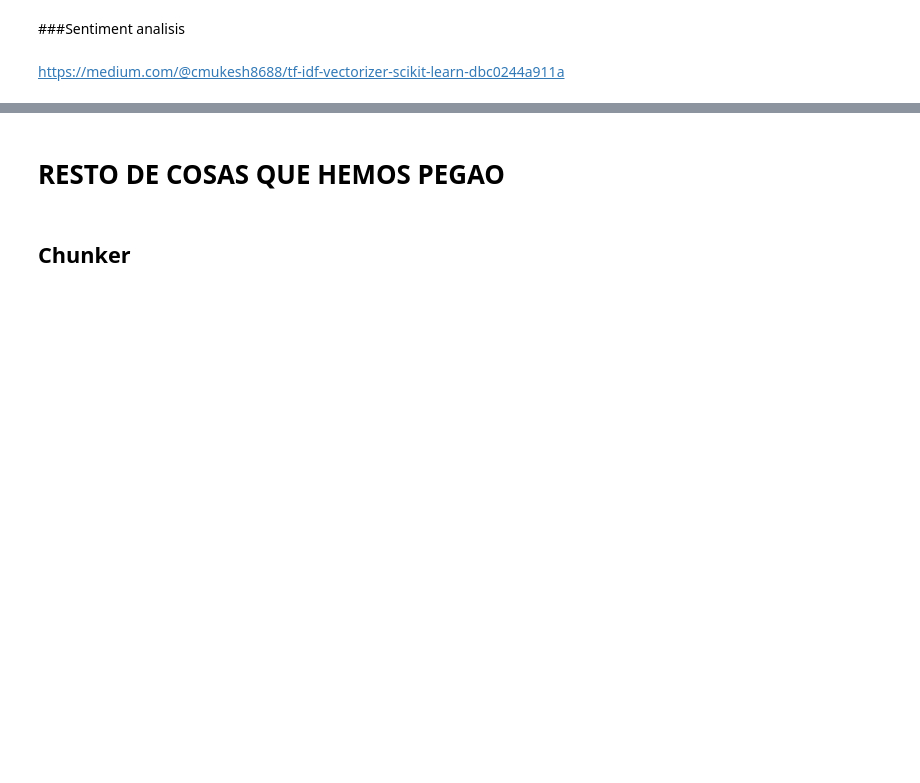
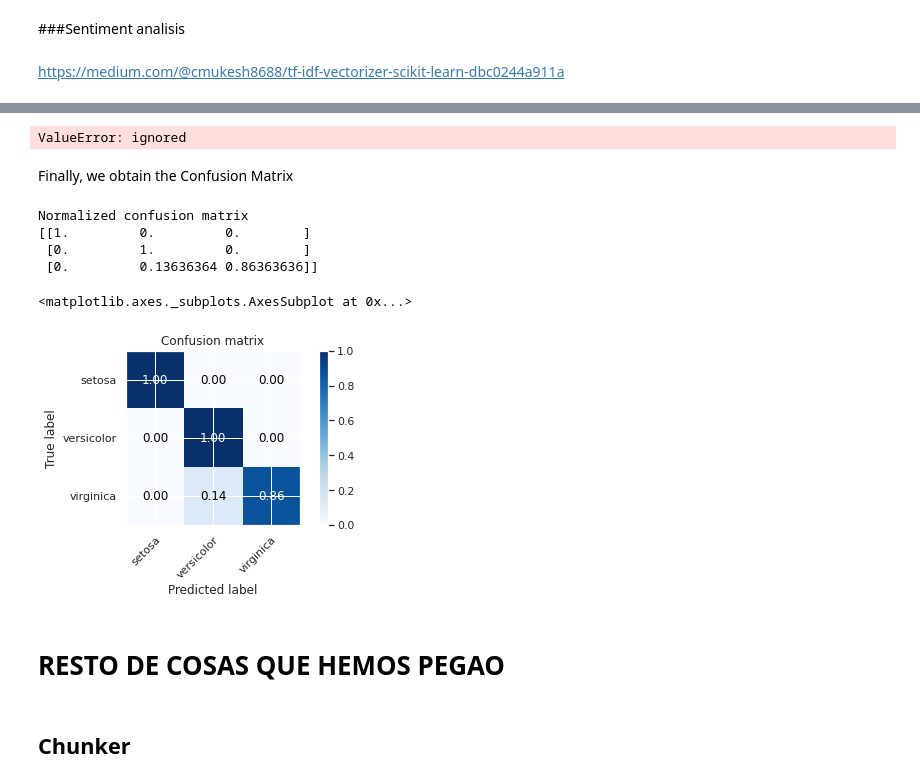
Before and after one commit to sergiobm3/ESI_MachineLearning, a Jupyter notebook: SSJ_Task2_Natural_Language_Processing.ipynb, the cells around one changed output, grey strips where cells are left out. Saved outputs shown, nothing was run; the diff lists cells and outputs as text; code cells hidden in the pictures; blank space fills up the shorter version.

```diff
--- a/SSJ_Task2_Natural_Language_Processing.ipynb
+++ b/SSJ_Task2_Natural_Language_Processing.ipynb
@@ -590,0 +568,16 @@ sentiment['neg'], sentiment['pos'], sentiment['neu'], sentiment['compound']
+# %%
+# We create a new dataframe to save result in different columns
+df_features = pd.DataFrame()
+
+df_features['tweet'] = df['tweet']
+
+df_features['detokenization'] = df_result['tweets_detokenize_without_emoticon']
+#df_features['tfidf'] = df_result['tfidf']
+#df_features['n-grams'] = df_result['n-grams']
+df_features['number_of_words'] = df_result['number_of_words']
+df_features['number_of_sentences'] = df_result['number_of_sentences']
+df_features['Negative'] = df_result['Negative']
+df_features['Positive'] = df_result['Positive']
+df_features['Neutral'] = df_result['Neutral']
+df_features['Compound'] = df_result['Compound']
+df_features['class'] = df['class']
@@ -590,0 +683,28 @@ sentiment['neg'], sentiment['pos'], sentiment['neu'], sentiment['compound']
+# %%
+
+# Plot the decision boundary. For that, we will assign a color to each
+# point in the mesh [x_min, x_max]x[y_min, y_max].
+x_min, x_max = X[:, 0].min() - 1, X[:, 0].max() + 1
+y_min, y_max = X[:, 1].min() - 1, X[:, 1].max() + 1
+xx, yy = np.meshgrid(np.arange(x_min, x_max, h),
+                       np.arange(y_min, y_max, h))
+Z = knn.predict(np.c_[xx.ravel(), yy.ravel()])
+
+# Put the result into a color plot
+Z = Z.reshape(xx.shape)
+plt.figure()
+plt.pcolormesh(xx, yy, Z, cmap=cmap_light)
+
+# Plot also the training points
+plt.scatter(X[:, 0], X[:, 1], c=y, cmap=cmap_bold,
+             edgecolor='k', s=20)
+plt.xlim(xx.min(), xx.max())
+plt.ylim(yy.min(), yy.max())
+plt.title("Classification (k = %i, weights = '%s')"
+              % (n_neighbors, weights))
+
+plt.show()
+# %% [output]
+ValueError: ignored
+# %% [markdown]
+Finally, we obtain the Confusion Matrix
@@ -591,3 +767,13 @@ sentiment['neg'], sentiment['pos'], sentiment['neu'], sentiment['compound']
+# %%
+plot_confusion_matrix(test['target'], y_pred, classes=iris.target_names, normalize=True,
+                      title='Confusion matrix')
+# %% [output]
+Normalized confusion matrix
+[[1.         0.         0.        ]
+ [0.         1.         0.        ]
+ [0.         0.13636364 0.86363636]]
+<matplotlib.axes._subplots.AxesSubplot at 0x...>
+[figure, added]
 # %% [markdown]
 # RESTO DE COSAS QUE HEMOS PEGAO
 # %%
```
Also changed, not shown: parts of 41 cells of this notebook.
